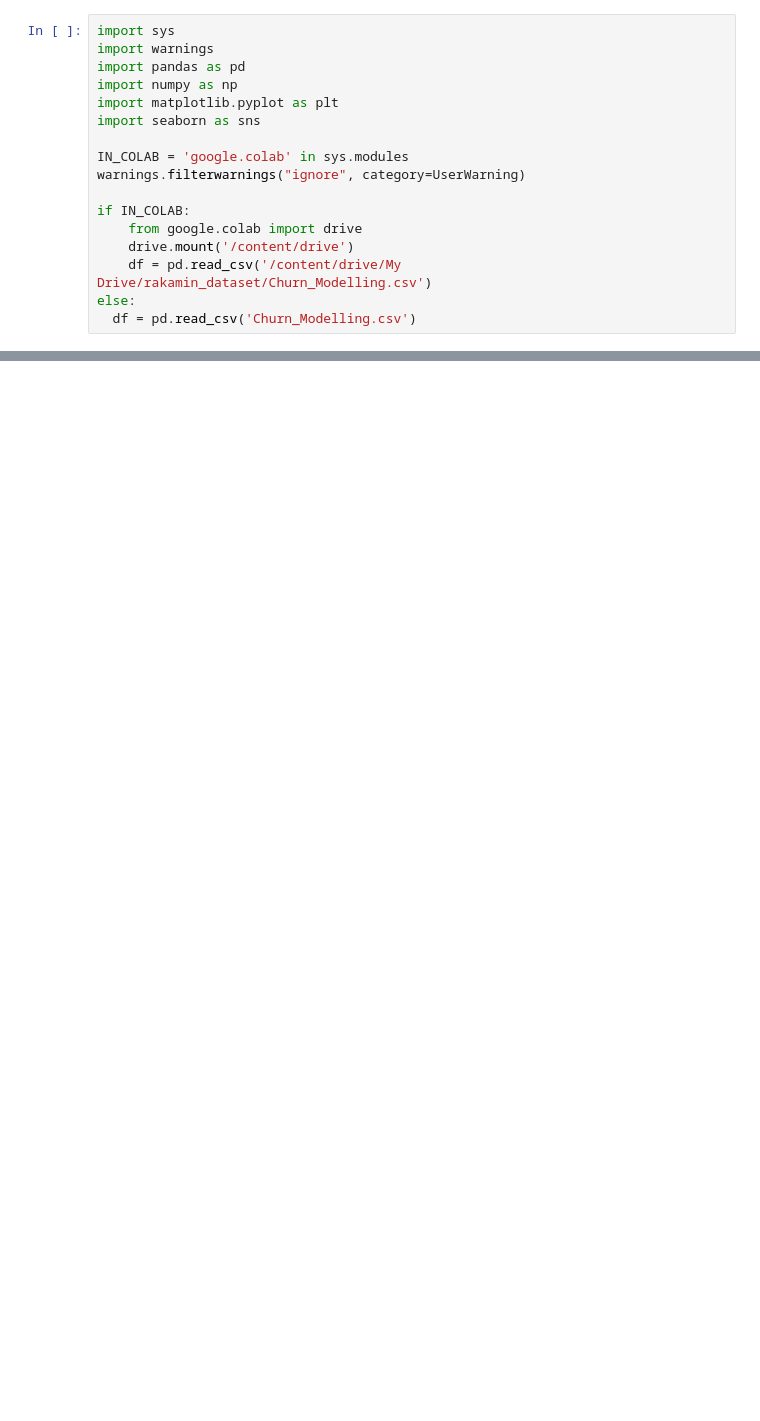
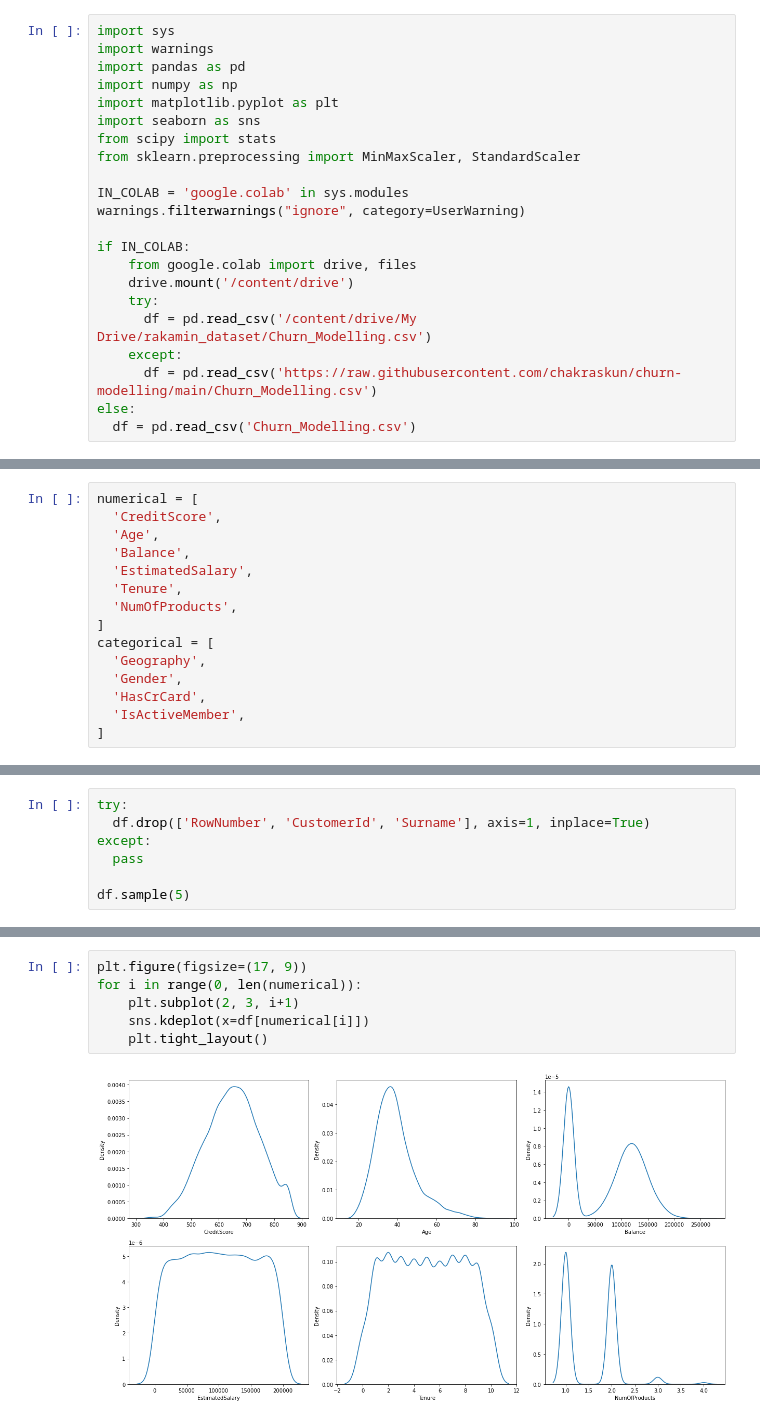
Before and after one commit to chakraskun/churn-modelling, a Jupyter notebook: data_preprocessing.ipynb, the cells around one changed output, grey strips where cells are left out. Cells and saved outputs as stored; diff of their text form; blank space fills up the shorter version.

```diff
--- a/data_preprocessing.ipynb
+++ b/data_preprocessing.ipynb
@@ -5,13 +5,18 @@ import pandas as pd
 import numpy as np
 import matplotlib.pyplot as plt
 import seaborn as sns
+from scipy import stats
+from sklearn.preprocessing import MinMaxScaler, StandardScaler
 
 IN_COLAB = 'google.colab' in sys.modules
 warnings.filterwarnings("ignore", category=UserWarning)
 
 if IN_COLAB:
-    from google.colab import drive
+    from google.colab import drive, files
     drive.mount('/content/drive')
-    df = pd.read_csv('/content/drive/My Drive/rakamin_dataset/Churn_Modelling.csv')
+    try:
+      df = pd.read_csv('/content/drive/My Drive/rakamin_dataset/Churn_Modelling.csv')
+    except:
+      df = pd.read_csv('https://raw.githubusercontent.com/chakraskun/churn-modelling/main/Churn_Modelling.csv')
 else:
   df = pd.read_csv('Churn_Modelling.csv')
@@ -18 +32,16 @@ else:
+# %%
+numerical = [
+  'CreditScore',
+  'Age',
+  'Balance',
+  'EstimatedSalary',
+  'Tenure',
+  'NumOfProducts',
+]
+categorical = [
+  'Geography',
+  'Gender',
+  'HasCrCard',
+  'IsActiveMember',
+]
 # %% [markdown]
@@ -19,0 +57,7 @@ Dari hasil EDA didapat bahwa tidak ada value yang null, dan drop CustomerId, Sur
+# %%
+try:
+  df.drop(['RowNumber', 'CustomerId', 'Surname'], axis=1, inplace=True)
+except:
+  pass
+
+df.sample(5)
@@ -19,0 +77,8 @@ Dari hasil EDA didapat bahwa tidak ada value yang null, dan drop CustomerId, Sur
+# %%
+plt.figure(figsize=(17, 9))
+for i in range(0, len(numerical)):
+    plt.subplot(2, 3, i+1)
+    sns.kdeplot(x=df[numerical[i]])
+    plt.tight_layout()
+# %% [output]
+[figure, added]
```
Also changed, not shown: parts of 19 cells of this notebook.
